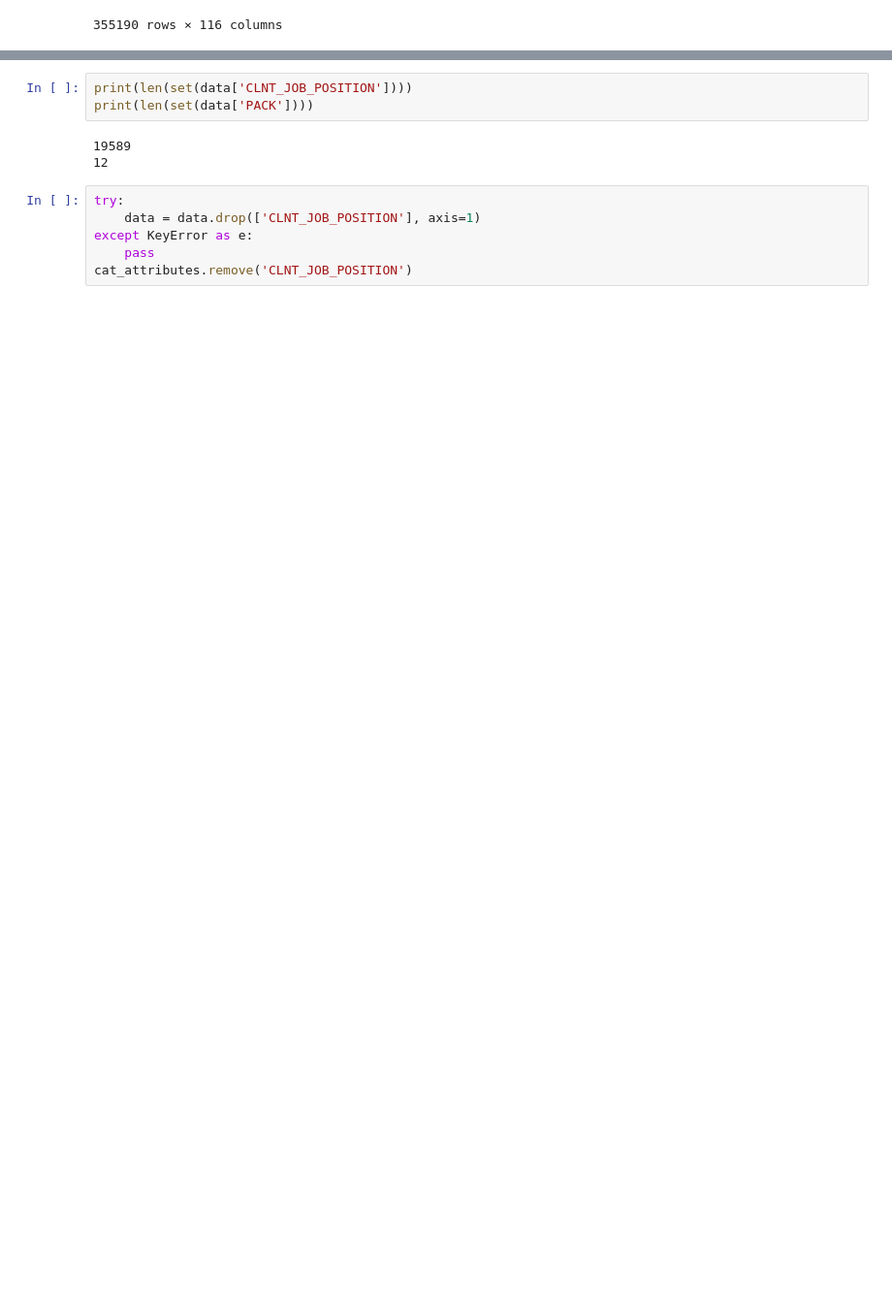
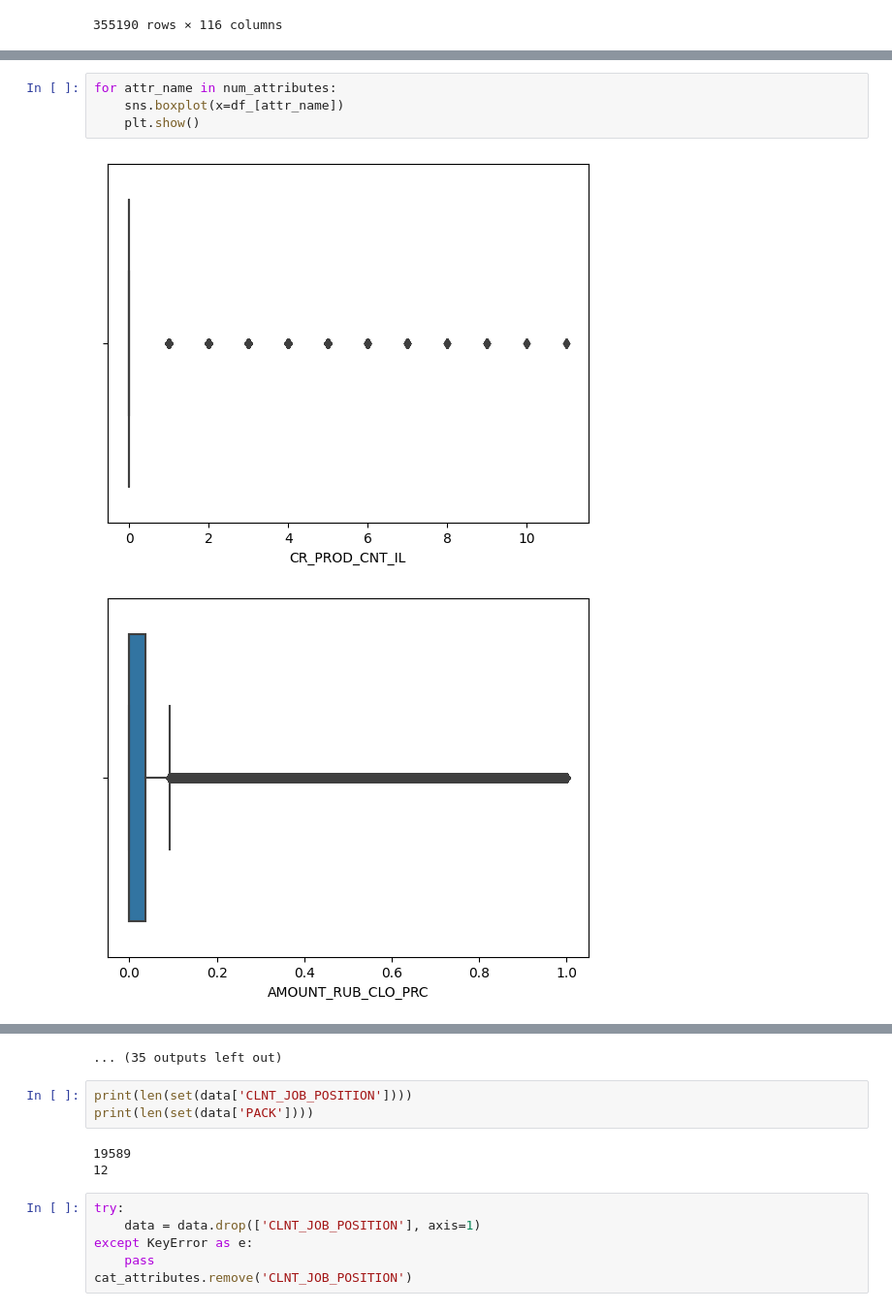
Before and after one commit to danlee65071/churn, a Jupyter notebook: Naive.ipynb, the cells around one changed output, grey strips where cells are left out. Shown at 97% size. Cells and saved outputs as stored; diff of their text form; blank space fills up the shorter version.

```diff
--- a/Naive.ipynb
+++ b/Naive.ipynb
@@ -147,0 +163,7 @@ print(num_attributes)
+# %%
+for attr_name in num_attributes:
+    sns.boxplot(x=df_[attr_name])
+    plt.show()
+# %% [output]
+[figure, added]
+[figure, added]
@@ -148,3 +180,4 @@ print(num_attributes)
+... (35 outputs left out)
 # %%
 print(len(set(data['CLNT_JOB_POSITION'])))
 print(len(set(data['PACK'])))
```
Also changed, not shown: parts of 19 cells of this notebook.
